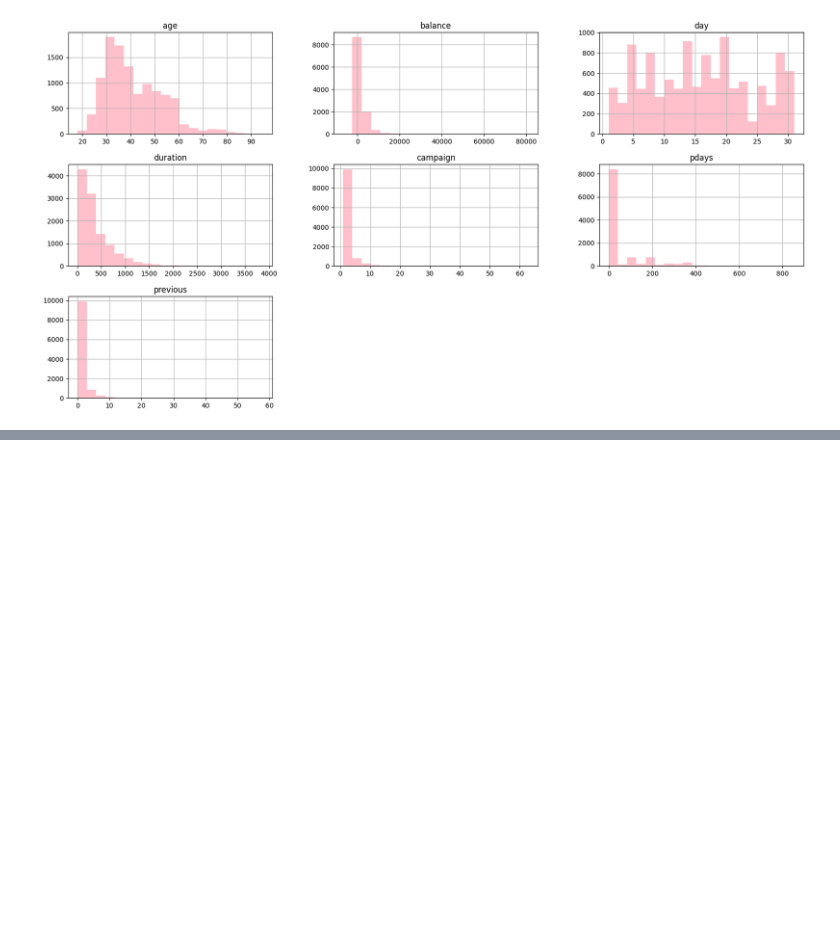
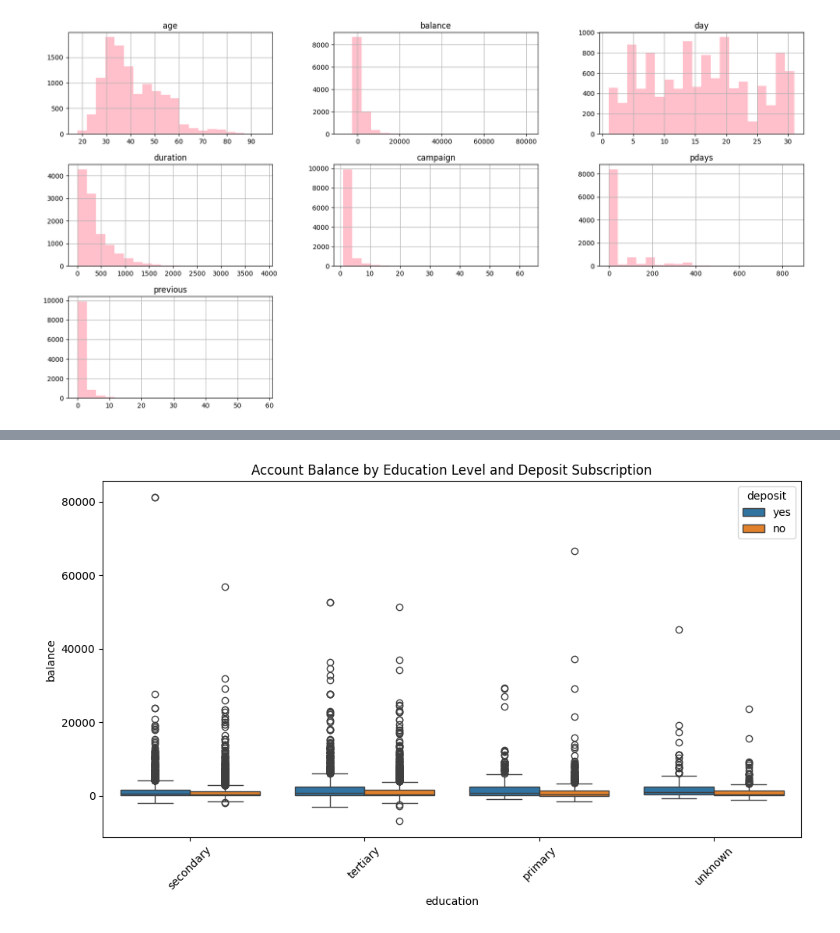
Before and after one commit to mkopanik/Bank_marketing, a Jupyter notebook: bank_marketing.ipynb, the cells around one changed output, grey strips where cells are left out. Saved outputs shown, nothing was run; the diff lists cells and outputs as text; code cells hidden in the pictures; blank space fills up the shorter version.

```diff
--- a/bank_marketing.ipynb
+++ b/bank_marketing.ipynb
@@ -127,0 +159,8 @@ plt.show()
+# %%
+plt.figure(figsize=(10, 6))
+sns.boxplot(x='education', y='balance', hue='deposit', data=df)
+plt.title('Account Balance by Education Level and Deposit Subscription')
+plt.xticks(rotation=45)
+plt.tight_layout()
+# %% [output]
+[figure, added]
```
Also changed, not shown: parts of 5 cells of this notebook.
